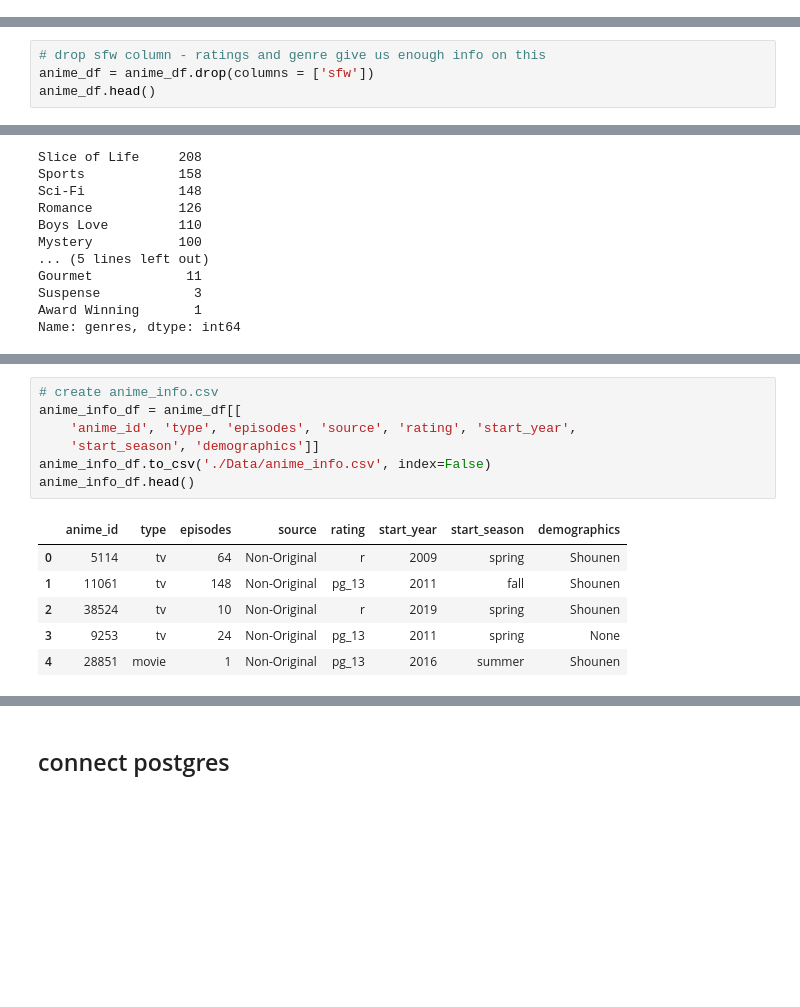
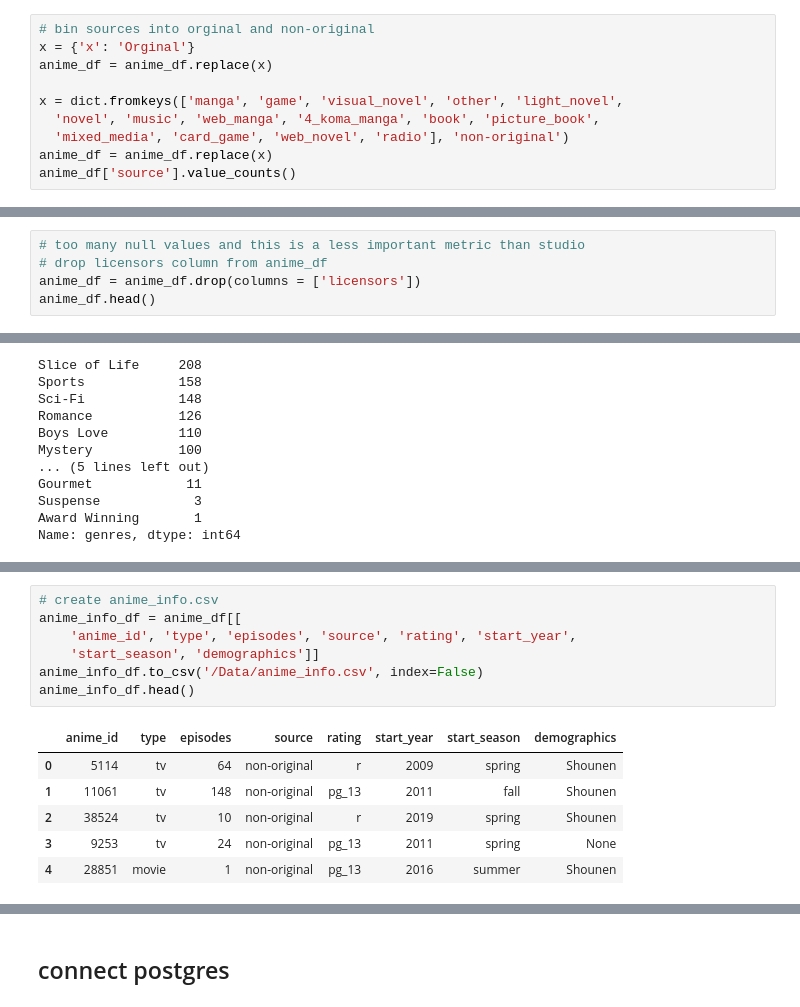
Before and after one commit to Megreid23/final_project, a Jupyter notebook: Exploratory_Data_Analysis/anime_project.ipynb, the cells around one changed output, grey strips where cells are left out. Cells and saved outputs as stored; diff of their text form; blank space fills up the shorter version.

```diff
--- a/Exploratory_Data_Analysis/anime_project.ipynb
+++ b/Exploratory_Data_Analysis/anime_project.ipynb
@@ -120,0 +277,10 @@ Name: source, dtype: int64
+# %%
+# bin sources into orginal and non-original
+x = {'x': 'Orginal'}
+anime_df = anime_df.replace(x)
+
+x = dict.fromkeys(['manga', 'game', 'visual_novel', 'other', 'light_novel',
+  'novel', 'music', 'web_manga', '4_koma_manga', 'book', 'picture_book',
+  'mixed_media', 'card_game', 'web_novel', 'radio'], 'non-original')
+anime_df = anime_df.replace(x)
+anime_df['source'].value_counts()
@@ -872,0 +1052,5 @@ anime_df.head()
+# %%
+# too many null values and this is a less important metric than studio
+# drop licensors column from anime_df
+anime_df = anime_df.drop(columns = ['licensors'])
+anime_df.head()
@@ -1080,4 +1268,0 @@ anime_df.to_csv('./Data/anime_df.csv', index=False)
-# %%
-# drop sfw column - ratings and genre give us enough info on this
-anime_df = anime_df.drop(columns = ['sfw'])
-anime_df.head()
@@ -1169,17 +1347,17 @@ anime_titles_df.head()
 # %%
 # create anime_info.csv
 anime_info_df = anime_df[[
     'anime_id', 'type', 'episodes', 'source', 'rating', 'start_year',
     'start_season', 'demographics']]
-anime_info_df.to_csv('./Data/anime_info.csv', index=False)
+anime_info_df.to_csv('/Data/anime_info.csv', index=False)
 anime_info_df.head()
 # %% [output]
 |  | anime_id | type | episodes | source | rating | start_year | start_season | demographics |
-| 0 | 5114 | tv | 64 | Non-Original | r | 2009 | spring | Shounen |
-| 1 | 11061 | tv | 148 | Non-Original | pg_13 | 2011 | fall | Shounen |
-| 2 | 38524 | tv | 10 | Non-Original | r | 2019 | spring | Shounen |
-| 3 | 9253 | tv | 24 | Non-Original | pg_13 | 2011 | spring | None |
-| 4 | 28851 | movie | 1 | Non-Original | pg_13 | 2016 | summer | Shounen |
+| 0 | 5114 | tv | 64 | non-original | r | 2009 | spring | Shounen |
+| 1 | 11061 | tv | 148 | non-original | pg_13 | 2011 | fall | Shounen |
+| 2 | 38524 | tv | 10 | non-original | r | 2019 | spring | Shounen |
+| 3 | 9253 | tv | 24 | non-original | pg_13 | 2011 | spring | None |
+| 4 | 28851 | movie | 1 | non-original | pg_13 | 2016 | summer | Shounen |
 # %%
 # create scoring_info.csv
 scoring_info_df = anime_df [[
```
Also changed, not shown: parts of 93 cells of this notebook, 16 other files.
